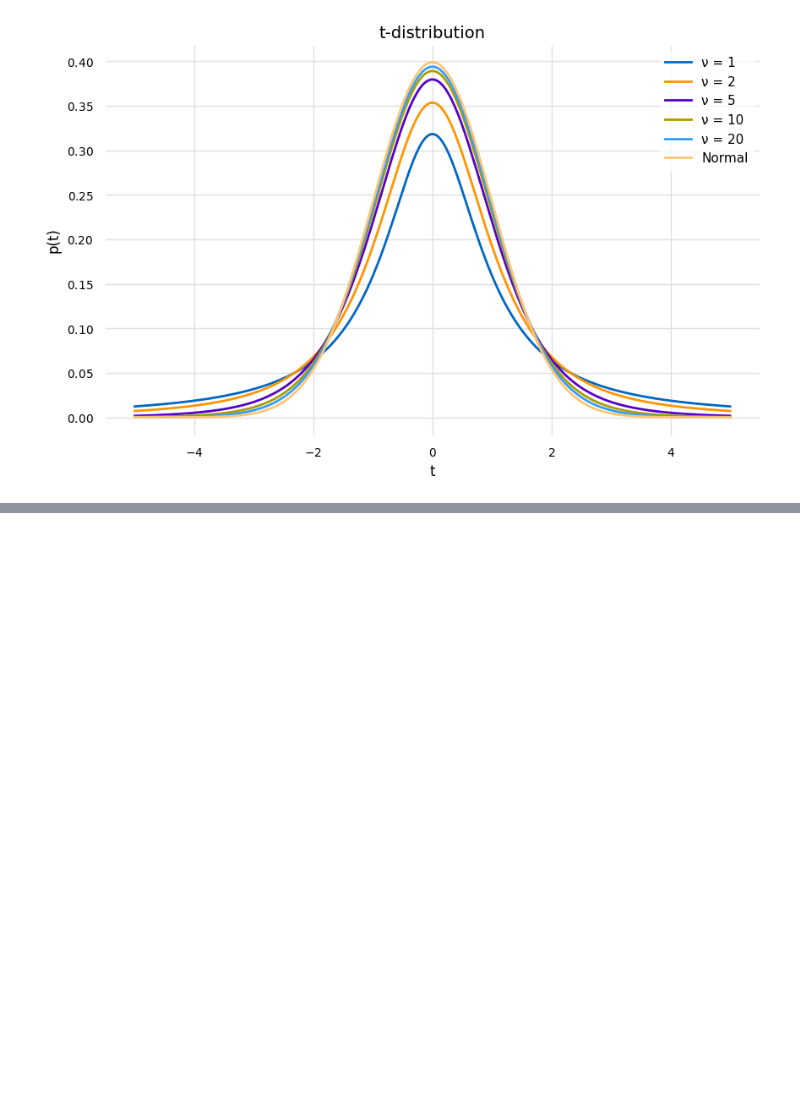
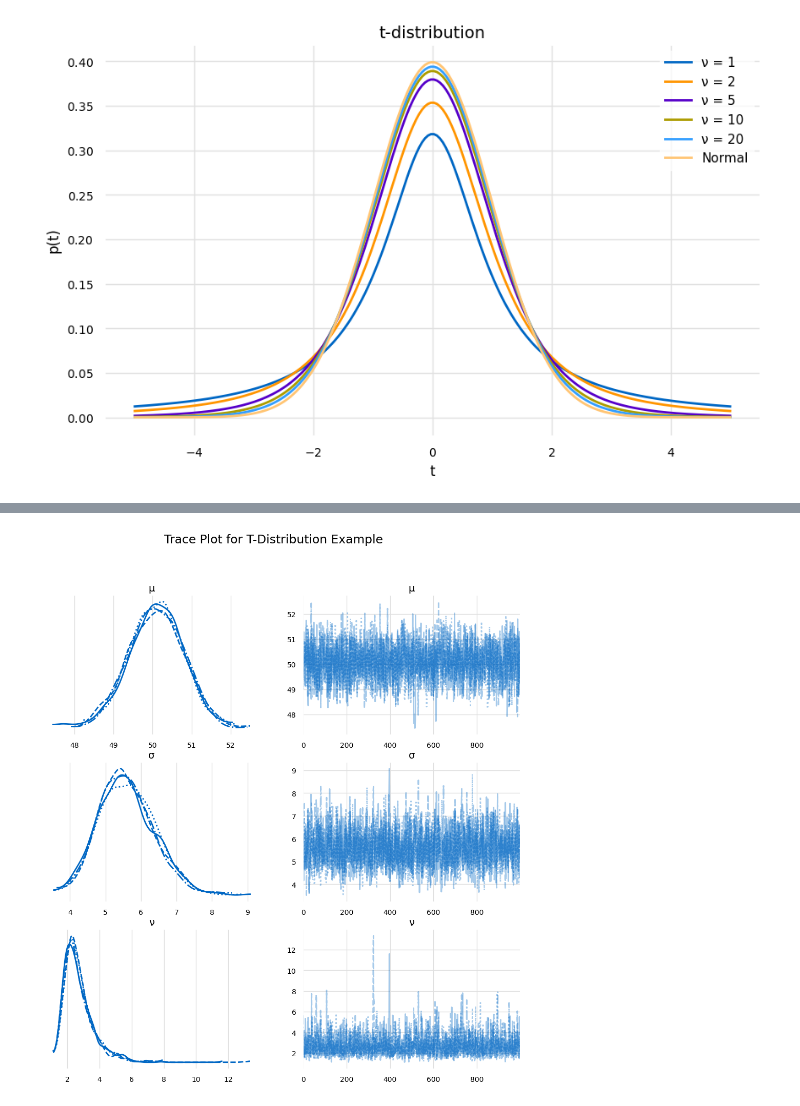
Before and after one commit to glyfish/PyMC, a Jupyter notebook: notebooks/Baysian Analysis with Python/ch2_robust_normal_model.ipynb, the cells around one changed output, grey strips where cells are left out. Saved outputs shown, nothing was run; the diff lists cells and outputs as text; code cells hidden in the pictures; blank space fills up the shorter version.

```diff
--- a/notebooks/Baysian Analysis with Python/ch2_robust_normal_model.ipynb
+++ b/notebooks/Baysian Analysis with Python/ch2_robust_normal_model.ipynb
@@ -117,0 +164,9 @@ comparison(t_dists, t_vals, title='t-distribution', xlabel='t', ylabel='p(t)', l
+# %%
+nsample = 1000
+
+with pymc.Model() as model:
+    mu = pymc.Uniform('μ', l_mu, h_mu)
+    sigma = pymc.HalfNormal('σ', sigma_sigma)
+    nu = pymc.Exponential('ν', 1.0 / nu_lambda)
+    Y = pymc.StudentT('Y', nu=nu, mu=mu, sigma=sigma, observed=obs_data)
+    idata = pymc.sample(nsample, chains=4, target_accept=0.9)
@@ -117,0 +180,5 @@ comparison(t_dists, t_vals, title='t-distribution', xlabel='t', ylabel='p(t)', l
+# %%
+arviz.plot_trace(idata, figsize=(12, 12))
+_ = pyplot.suptitle('Trace Plot for T-Distribution Example')
+# %% [output]
+[figure, added]
```
Also changed, not shown: parts of 9 cells of this notebook, 1 other file.
